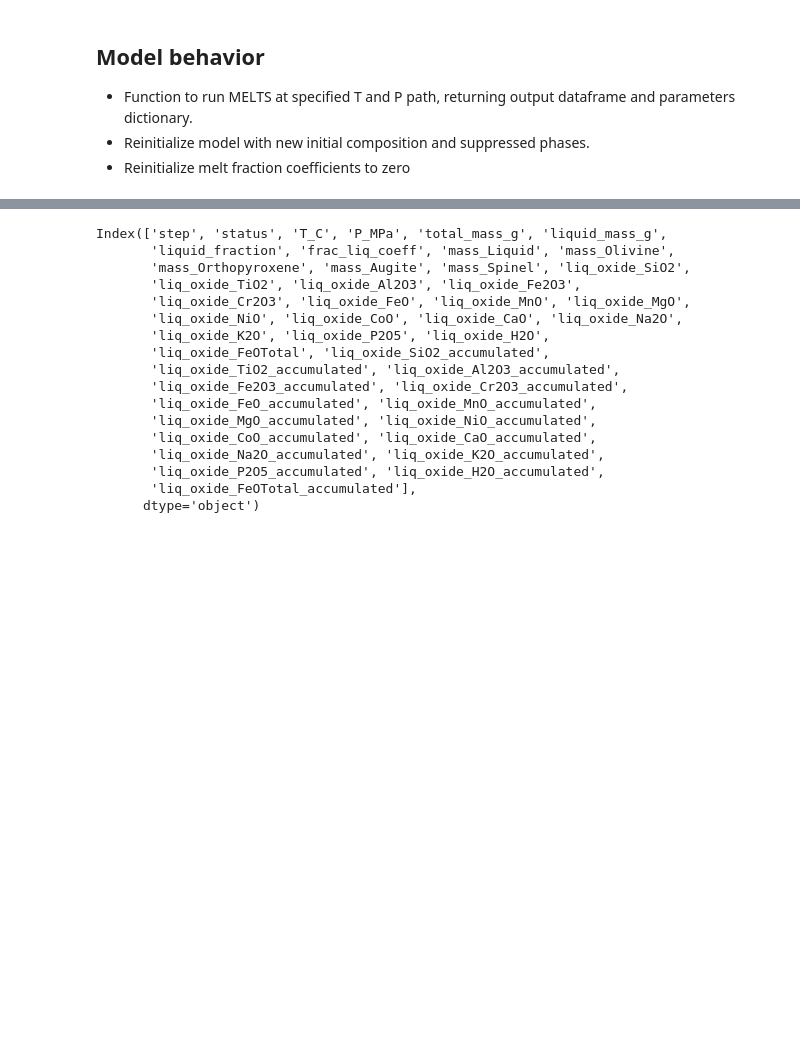
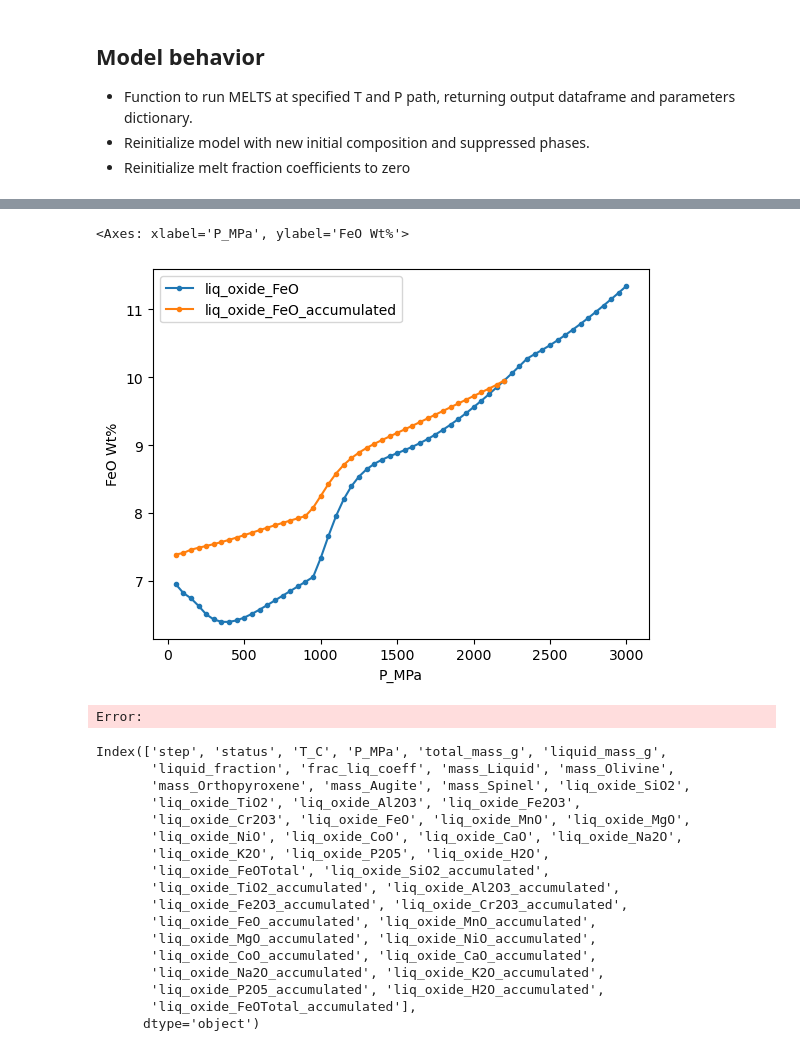
Before and after one commit to whtowbin/melts_enki, a Jupyter notebook: DMM_Melting_Fractionation-Dynamic_.ipynb, the cells around one changed output, grey strips where cells are left out. Saved outputs shown, nothing was run; the diff lists cells and outputs as text; code cells hidden in the pictures; blank space fills up the shorter version.

```diff
--- a/DMM_Melting_Fractionation-Dynamic_.ipynb
+++ b/DMM_Melting_Fractionation-Dynamic_.ipynb
@@ -507,0 +391,18 @@ NameError: name 'melts' is not defined
+# %%
+
+melt_model_dict = run_melts_accumulation(potential_temp=1373,
+                           Fe3FeT_ratio=0.1,
+                           H2O_wt=0.011,
+                           slope_C_per_GPa=18/1000,
+                           p0=3000,
+                           p_f=1,
+                           n_steps=60,
+                           fractionation_threshold=0.01,
+                           depth_weighting_multiplier_perMPa=1,
+                           weight_deeper=False,
+                           melts_obj=melts,
+                           frac_coeff_in=frac_coeff,
+                           melt_comp_dict=melt_composition,
+                           write_excel=False,
+                           excel_filename="dynamic_fractionation_summary.xlsx",
+                           sheet_name="Summary")
@@ -508,3 +595,12 @@ NameError: name 'melts' is not defined
+# %%
+plot_accumulated_vs_instant(melt_model_dict['results_df'], ylabel = "FeO Wt%", marker = ".")
+# %% [output]
+<Axes: xlabel='P_MPa', ylabel='FeO Wt%'>
+[figure, added]
+# %%
+melt_model_dict['results_df']
+# %% [output]
+Error:
 # %%
 df.columns
 # %% [output]
```
Also changed, not shown: parts of 28 cells of this notebook.
